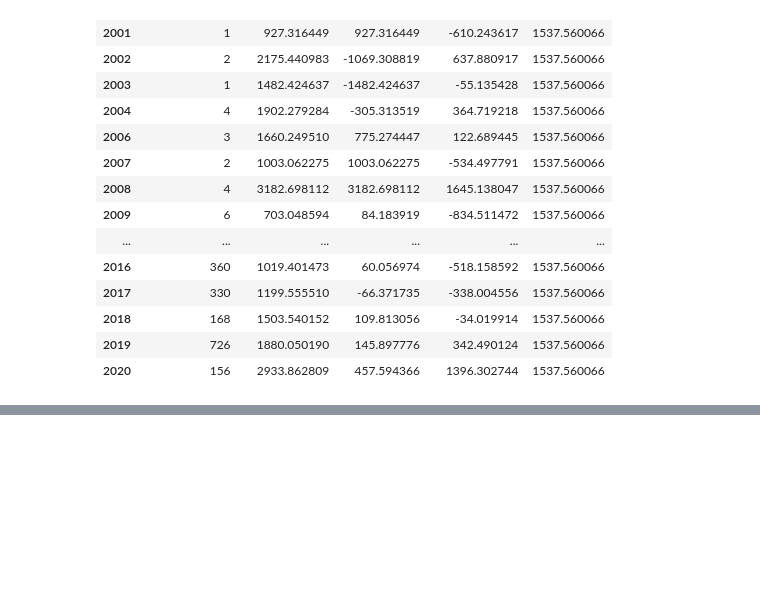
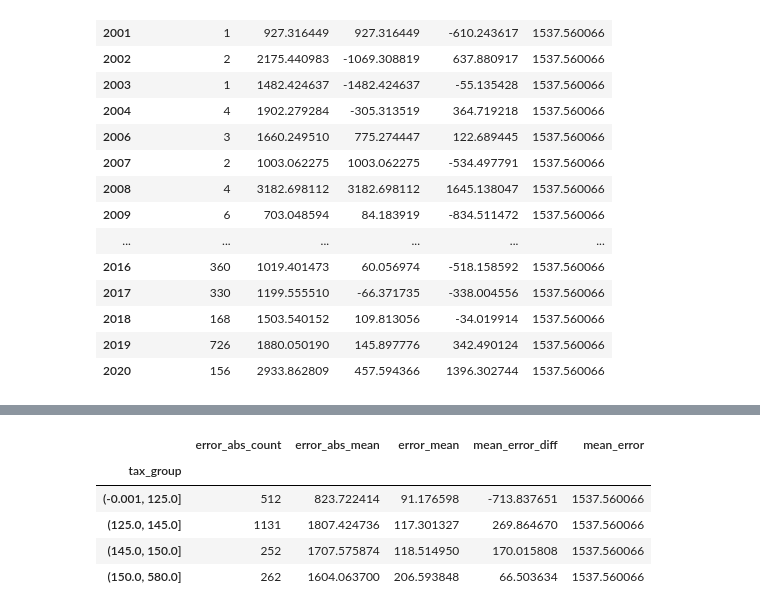
Before and after one commit to SergeyB81/Portfolio-DS, a Jupyter notebook: Car price/model_analysis_and_interpretation.ipynb, the cells around one changed output, grey strips where cells are left out. Saved outputs shown, nothing was run; the diff lists cells and outputs as text; code cells hidden in the pictures; blank space fills up the shorter version.

```diff
--- a/Car price/model_analysis_and_interpretation.ipynb
+++ b/Car price/model_analysis_and_interpretation.ipynb
@@ -381,0 +407,2 @@ print_error('year')
+# %%
+test['mileage_group'] = pd.qcut(test['mileage'],5)
@@ -381,0 +444,11 @@ print_error('year')
+# %%
+test['tax_group'] = pd.qcut(test['tax'],5,duplicates='drop')
+# %%
+print_error(test['tax_group'])
+# %% [output]
+|  | error_abs_count | error_abs_mean | error_mean | mean_error_diff | mean_error |
+| tax_group |  |  |  |  |  |
+| (-0.001, 125.0] | 512 | 823.722414 | 91.176598 | -713.837651 | 1537.560066 |
+| (125.0, 145.0] | 1131 | 1807.424736 | 117.301327 | 269.864670 | 1537.560066 |
+| (145.0, 150.0] | 252 | 1707.575874 | 118.514950 | 170.015808 | 1537.560066 |
+| (150.0, 580.0] | 262 | 1604.063700 | 206.593848 | 66.503634 | 1537.560066 |
```
Also changed, not shown: parts of 5 cells of this notebook.
